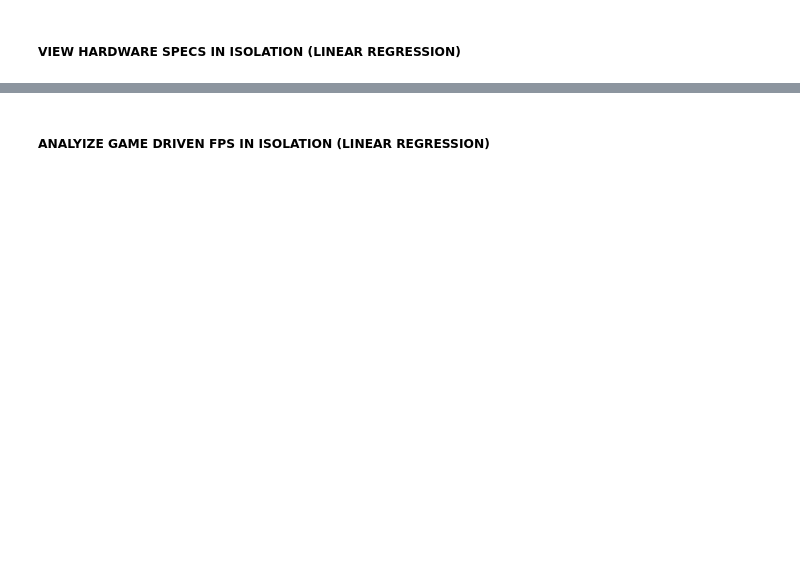
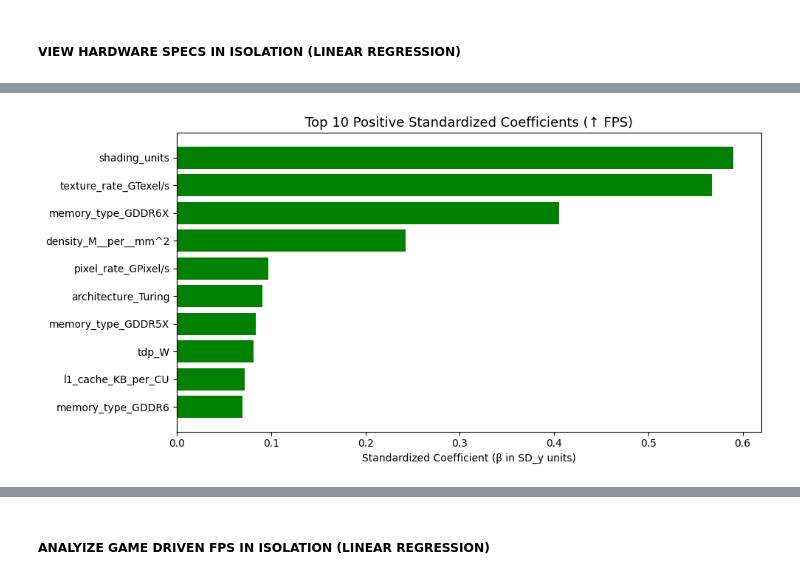
Before and after one commit to Nate-Wade/GPU-Project, a Jupyter notebook: dataWrangle.ipynb, the cells around one changed output, grey strips where cells are left out. Saved outputs shown, nothing was run; the diff lists cells and outputs as text; code cells hidden in the pictures; blank space fills up the shorter version.

```diff
--- a/dataWrangle.ipynb
+++ b/dataWrangle.ipynb
@@ -265,3 +413,68 @@ categorical_transformer = OneHotEncoder(handle_unknown="ignore")
+# %%
+# ---------------------------------------------------------------------
+# Extract aligned feature names & coefficients (in the MODEL'S space)
+# - Numeric inputs are standardized (z-scores)
+# - Categorical inputs are 0/1 dummies
+# ---------------------------------------------------------------------
+feat_names = lr_hw.named_steps["preprocessor"].get_feature_names_out()
+coefs = lr_hw.named_steps["regressor"].coef_.astype(float)
+
+# ---------------------------------------------------------------------
+# Compute STANDARDIZED coefficients in units of SD_y (comparable):
+# - For standardized numeric X, coefficient is in y-units per 1 SD_x.
+#   To express per 1 SD_y, divide by sigma_y.
+# - For 0/1 dummies, coefficient is y-units for switching 0→1; divide
+#   by sigma_y to get SD_y units too.
+# ---------------------------------------------------------------------
+sigma_y = np.std(y_train_hw.astype(float), ddof=0)  # population SD for stability
+coef_std = coefs / sigma_y
+
+coef_df = (
+    pd.DataFrame({
+        "feature": feat_names,
+        "coef": coefs,              # raw model-space (y units)
+        "coef_std": coef_std,       # standardized to SD_y units (comparable)
+        "abs_coef_std": np.abs(coef_std)
+    })
+    .sort_values("abs_coef_std", ascending=False)
+    .reset_index(drop=True)
+)
+
+coef_df["feature_clean"] = (
+    coef_df["feature"]
+    .str.replace("^num__", "", regex=True)
+    .str.replace("^cat__", "", regex=True)
+)
+
+# Use cleaned names in sorted subsets
+top_k = 10
+top_pos = coef_df.sort_values("coef_std", ascending=False).head(top_k).copy()
+top_neg = coef_df.sort_values("coef_std", ascending=True).head(top_k).copy()
+
+top_pos["feature_clean"] = (
+    top_pos["feature"]
+    .str.replace("^num__", "", regex=True)
+    .str.replace("^cat__", "", regex=True)
+)
+top_neg["feature_clean"] = (
+    top_neg["feature"]
+    .str.replace("^num__", "", regex=True)
+    .str.replace("^cat__", "", regex=True)
+)
+
+
+# ------------------------------
+# Visualization: standardized β
+# ------------------------------
+plt.figure(figsize=(10, 5))
+plt.barh(top_pos["feature_clean"], top_pos["coef_std"], color="green")
+plt.title(f"Top {top_k} Positive Standardized Coefficients (↑ FPS)", fontsize=13)
+plt.xlabel("Standardized Coefficient (β in SD_y units)")
+plt.gca().invert_yaxis()
+plt.tight_layout()
+plt.show()
+# %% [output]
+[figure, added]
 # %%
 X_hw = gpu_joined[all_hw_features]
 y = gpu_joined["Avg_FPS"]
```
Also changed, not shown: parts of 21 cells of this notebook, 1 other file.
